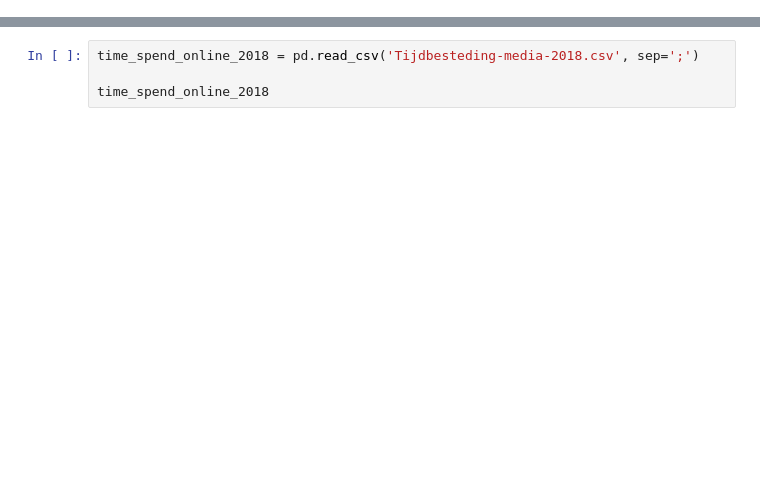
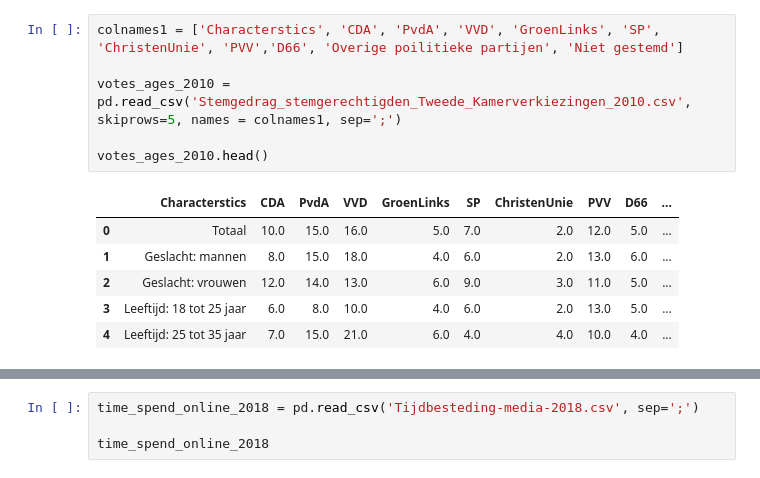
Before and after one commit to iswetha522/Amsterdam_Project, a Jupyter notebook: ProjectAmsterdam/DATA Project votes by age and time spend online.ipynb, the cells around one changed output, grey strips where cells are left out. Cells and saved outputs as stored; diff of their text form; blank space fills up the shorter version.

```diff
--- a/ProjectAmsterdam/DATA Project votes by age and time spend online.ipynb
+++ b/ProjectAmsterdam/DATA Project votes by age and time spend online.ipynb
@@ -45,0 +26,13 @@ votes_ages_2012.head()
+# %%
+colnames1 = ['Characterstics', 'CDA', 'PvdA', 'VVD', 'GroenLinks', 'SP', 'ChristenUnie', 'PVV','D66', 'Overige poilitieke partijen', 'Niet gestemd']
+
+votes_ages_2010 = pd.read_csv('Stemgedrag_stemgerechtigden_Tweede_Kamerverkiezingen_2010.csv', skiprows=5, names = colnames1, sep=';')
+
+votes_ages_2010.head()
+# %% [output]
+|  | Characterstics | CDA | PvdA | VVD | GroenLinks | SP | ChristenUnie | PVV | D66 | ... |
+| 0 | Totaal | 10.0 | 15.0 | 16.0 | 5.0 | 7.0 | 2.0 | 12.0 | 5.0 | ... |
+| 1 | Geslacht: mannen | 8.0 | 15.0 | 18.0 | 4.0 | 6.0 | 2.0 | 13.0 | 6.0 | ... |
+| 2 | Geslacht: vrouwen | 12.0 | 14.0 | 13.0 | 6.0 | 9.0 | 3.0 | 11.0 | 5.0 | ... |
+| 3 | Leeftijd: 18 tot 25 jaar | 6.0 | 8.0 | 10.0 | 4.0 | 6.0 | 2.0 | 13.0 | 5.0 | ... |
+| 4 | Leeftijd: 25 tot 35 jaar | 7.0 | 15.0 | 21.0 | 6.0 | 4.0 | 4.0 | 10.0 | 4.0 | ... |
```
Also changed, not shown: parts of 8 cells of this notebook.
